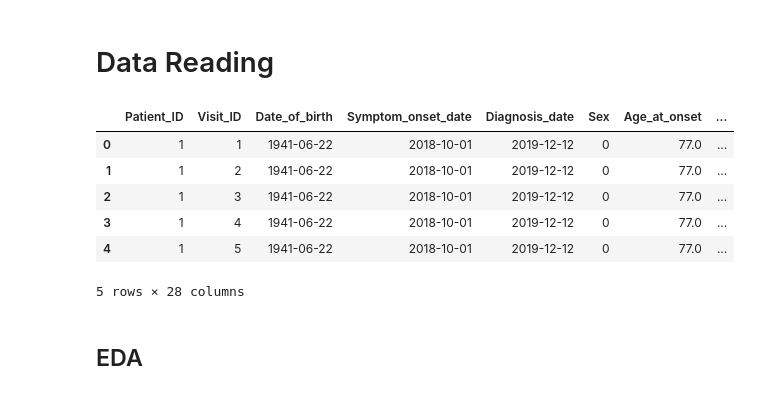
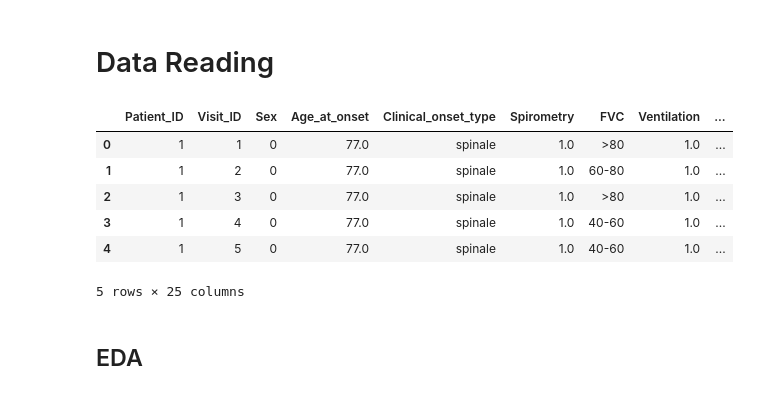
Before and after one commit to FaridRash/Advance-Statistical-Learnin--Semester-3, a Jupyter notebook: MH/PrePration.ipynb, the cells around one changed output. Cells and saved outputs as stored; diff of their text form; code cells hidden in the pictures.

```diff
--- a/MH/PrePration.ipynb
+++ b/MH/PrePration.ipynb
@@ -21,16 +15,16 @@ import seaborn as sns
 # %% [markdown]
 # Data Reading
 # %%
-df = pd.read_csv('/content/Advance-Statistical-Learnin--Semester-3/Dataset/df_cleaned.csv')
+df = pd.read_csv('/content/Advance-Statistical-Learnin--Semester-3/Dataset/df_processed.csv')
 display(df.head())
 # %% [output]
-|  | Patient_ID | Visit_ID | Date_of_birth | Symptom_onset_date | Diagnosis_date | Sex | Age_at_onset | ... |
-| 0 | 1 | 1 | 1941-06-22 | 2018-10-01 | 2019-12-12 | 0 | 77.0 | ... |
-| 1 | 1 | 2 | 1941-06-22 | 2018-10-01 | 2019-12-12 | 0 | 77.0 | ... |
-| 2 | 1 | 3 | 1941-06-22 | 2018-10-01 | 2019-12-12 | 0 | 77.0 | ... |
-| 3 | 1 | 4 | 1941-06-22 | 2018-10-01 | 2019-12-12 | 0 | 77.0 | ... |
-| 4 | 1 | 5 | 1941-06-22 | 2018-10-01 | 2019-12-12 | 0 | 77.0 | ... |
+|  | Patient_ID | Visit_ID | Sex | Age_at_onset | Clinical_onset_type | Spirometry | FVC | Ventilation | ... |
+| 0 | 1 | 1 | 0 | 77.0 | spinale | 1.0 | >80 | 1.0 | ... |
+| 1 | 1 | 2 | 0 | 77.0 | spinale | 1.0 | 60-80 | 1.0 | ... |
+| 2 | 1 | 3 | 0 | 77.0 | spinale | 1.0 | >80 | 1.0 | ... |
+| 3 | 1 | 4 | 0 | 77.0 | spinale | 1.0 | 40-60 | 1.0 | ... |
+| 4 | 1 | 5 | 0 | 77.0 | spinale | 1.0 | 40-60 | 1.0 | ... |
-5 rows × 28 columns
+5 rows × 25 columns
 # %% [markdown]
 ## EDA
 # %%
```
Also changed, not shown: parts of 9 cells of this notebook.
